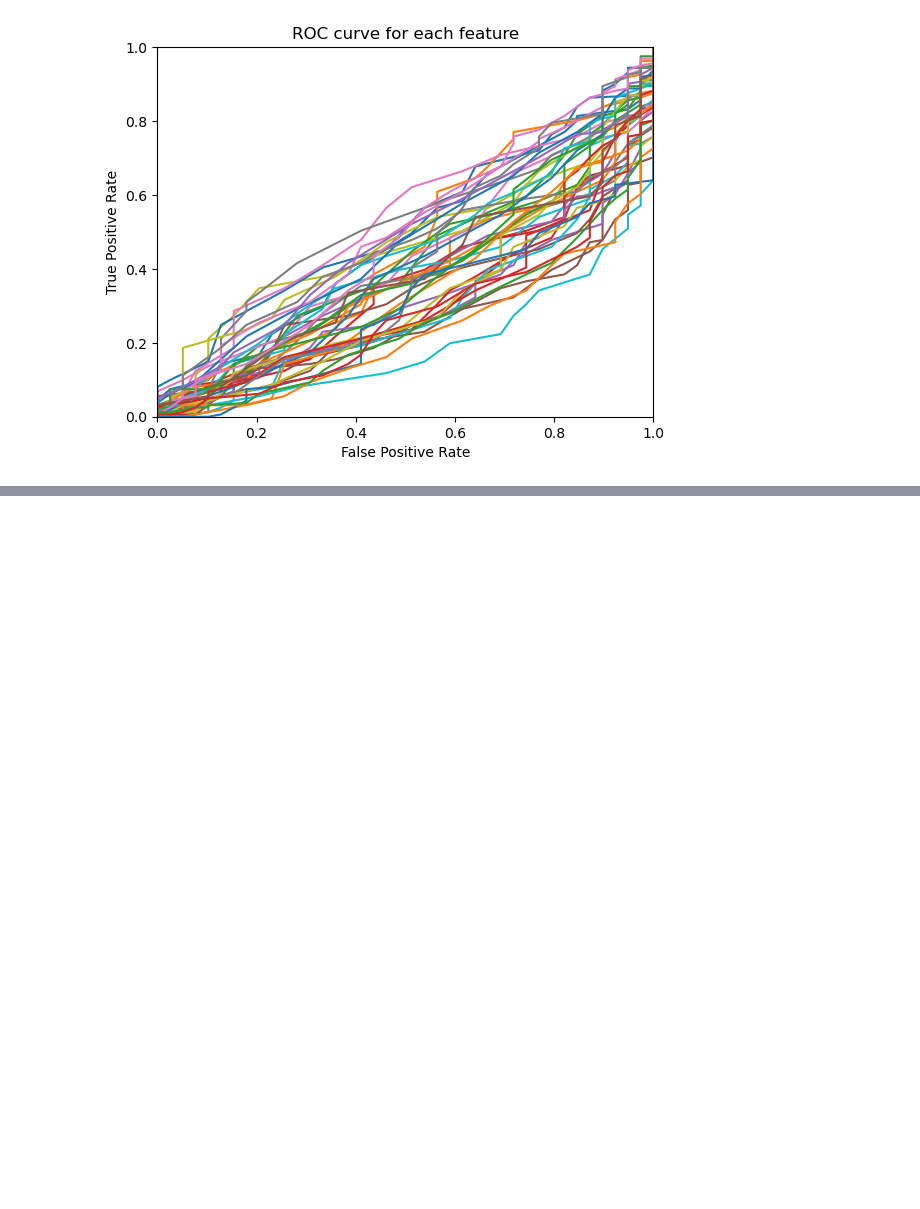
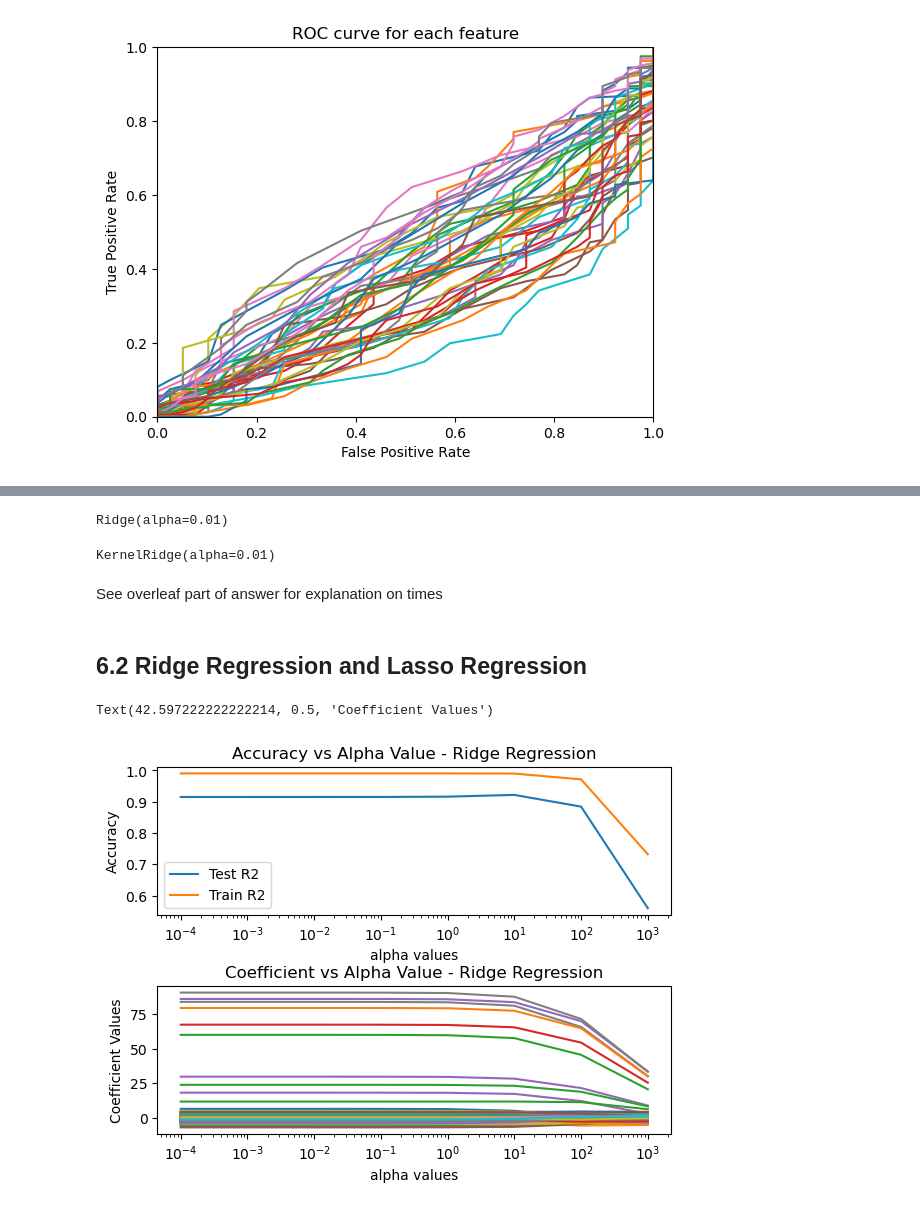
Before and after one commit to davidmhunt/coursework, a Jupyter notebook: COMPSCI 671_Theory and Algs ML/Homework/HW 3/dh_hw_3.ipynb, the cells around one changed output, grey strips where cells are left out. Cells and saved outputs as stored; diff of their text form; code cells hidden in the pictures; blank space fills up the shorter version.

```diff
--- a/COMPSCI 671_Theory and Algs ML/Homework/HW 3/dh_hw_3.ipynb
+++ b/COMPSCI 671_Theory and Algs ML/Homework/HW 3/dh_hw_3.ipynb
@@ -449,0 +627,75 @@ Next, I decided to co
+# %%
+# training with Ridge Regression
+from sklearn.linear_model import Ridge
+
+clf = Ridge(alpha = 0.01)
+clf.fit(X,Y)
+# %% [output]
+Ridge(alpha=0.01)
+# %%
+from sklearn.kernel_ridge import KernelRidge
+
+clf = KernelRidge(kernel="linear",alpha=0.01)
+clf.fit(X,Y)
+# %% [output]
+KernelRidge(alpha=0.01)
+# %% [markdown]
+See overleaf part of answer for explanation on times
+# %% [markdown]
+## 6.2 Ridge Regression and Lasso Regression
+# %%
+# create a data set with 1000 samples and 500 features
+from sklearn.datasets import make_regression
+
+X,Y = make_regression(
+    n_samples = 1000,
+    n_features= 500,
+    n_informative= 10,
+    noise= 30
+)
+
+X_train, X_test, Y_train, Y_test = train_test_split(X,Y, test_size=0.2,random_state=2022)
+# %%
+from sklearn.linear_model import Ridge
+
+alpha_vals = np.array([1e-4,1e-3,1e-2,1e-1,1,1e1,1e2,1e3])
+
+# fit ridge regression
+
+#arrays to track accuracies and coefficient vectors
+test_accuracies = np.zeros(np.shape(alpha_vals))
+train_accuracies = np.zeros(np.shape(alpha_vals))
+ridge_coef_vals = np.zeros((np.shape(alpha_vals)[0],np.shape(X_train)[1]))
+
+
+for i in range(np.size(alpha_vals)):
+    clf = Ridge(alpha=alpha_vals[i])
+    clf.fit(X_train,Y_train)
+
+    train_accuracies[i] = clf.score(X_train,Y_train)
+    test_accuracies[i] = clf.score(X_test,Y_test)
+    ridge_coef_vals[i,:] = clf.coef_
+
+fig,ax = plt.subplots(2)
+fig.tight_layout(pad=3.0)
+
+#plot the accuracies
+ax[0].plot(alpha_vals,test_accuracies,label = "Test R2")
+ax[0].plot(alpha_vals,train_accuracies,label = "Train R2")
+ax[0].set_xlabel("alpha values")
+ax[0].set_ylabel("Accuracy")
+ax[0].set_xscale("log")
+ax[0].set_title("Accuracy vs Alpha Value - Ridge Regression")
+ax[0].legend()
+
+#plot the coefficients
+for i in range(np.shape(X_train)[1]):
+    ax[1].plot(alpha_vals,ridge_coef_vals[:,i])
+
+ax[1].set_title("Coefficient vs Alpha Value - Ridge Regression")
+ax[1].set_xlabel("alpha values")
+ax[1].set_xscale("log")
+ax[1].set_ylabel("Coefficient Values")
+# %% [output]
+Text(42.597222222222214, 0.5, 'Coefficient Values')
+[figure, added]
```
Also changed, not shown: parts of 15 cells of this notebook, 14 other files.
